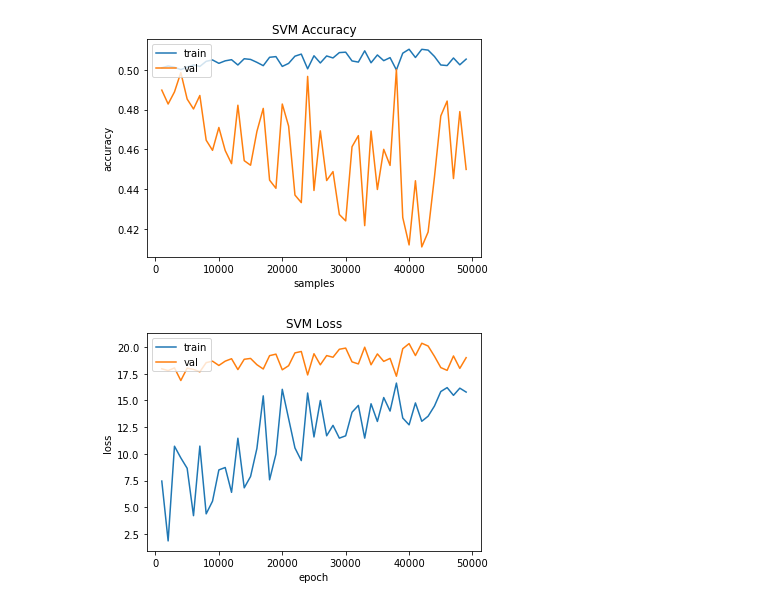
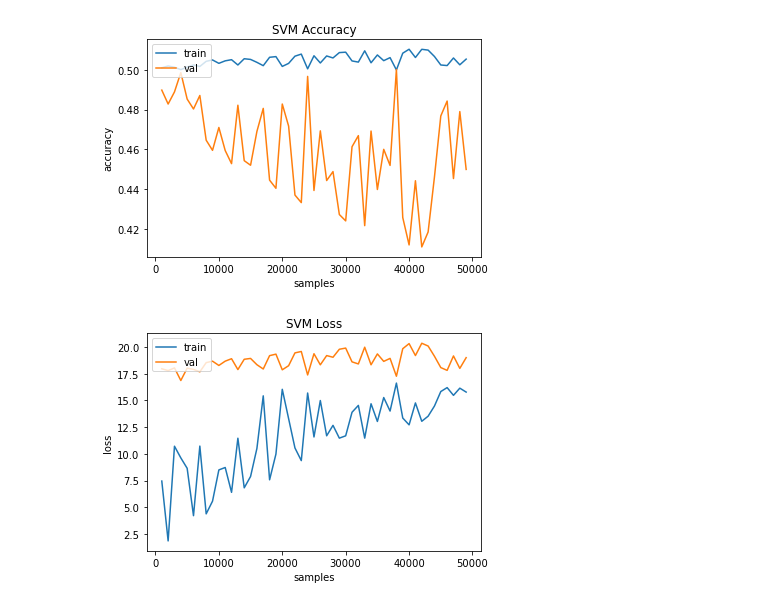
Before and after one commit to stefan-esquivel/SteganoClassifier, a Jupyter notebook: src/SVM/Evaluation_SVM.ipynb, the cells around one changed output. Drawn from its saved outputs; the diff is of its cells as text; code cells hidden in the pictures.

```diff
--- a/src/SVM/Evaluation_SVM.ipynb
+++ b/src/SVM/Evaluation_SVM.ipynb
@@ -34,10 +34,10 @@ plt.show()
 # %%
 plt.plot(df['samples'], df['loss'])
 plt.plot(df['samples'], df['val_loss'])
 plt.title('SVM Loss')
 plt.ylabel('loss')
-plt.xlabel('epoch')
+plt.xlabel('samples')
 plt.legend(['train', 'val'], loc='upper left')
 plt.show()
 # %% [output]
-[figure, old version]
+[figure, new version]
```
